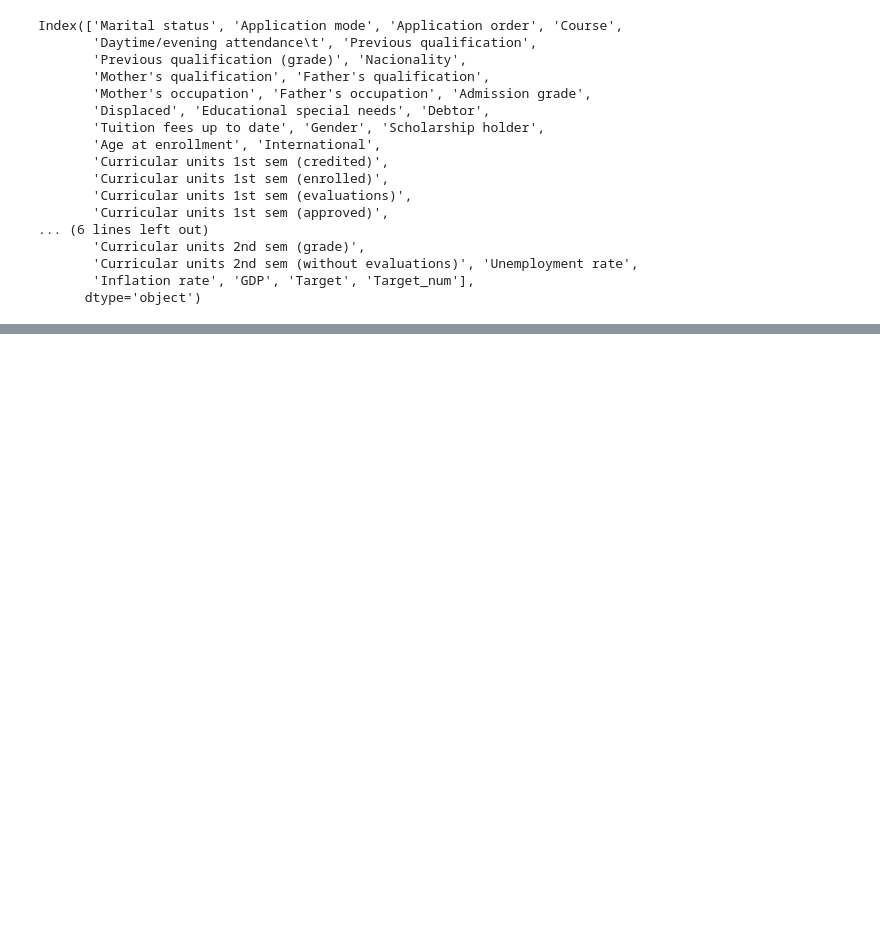
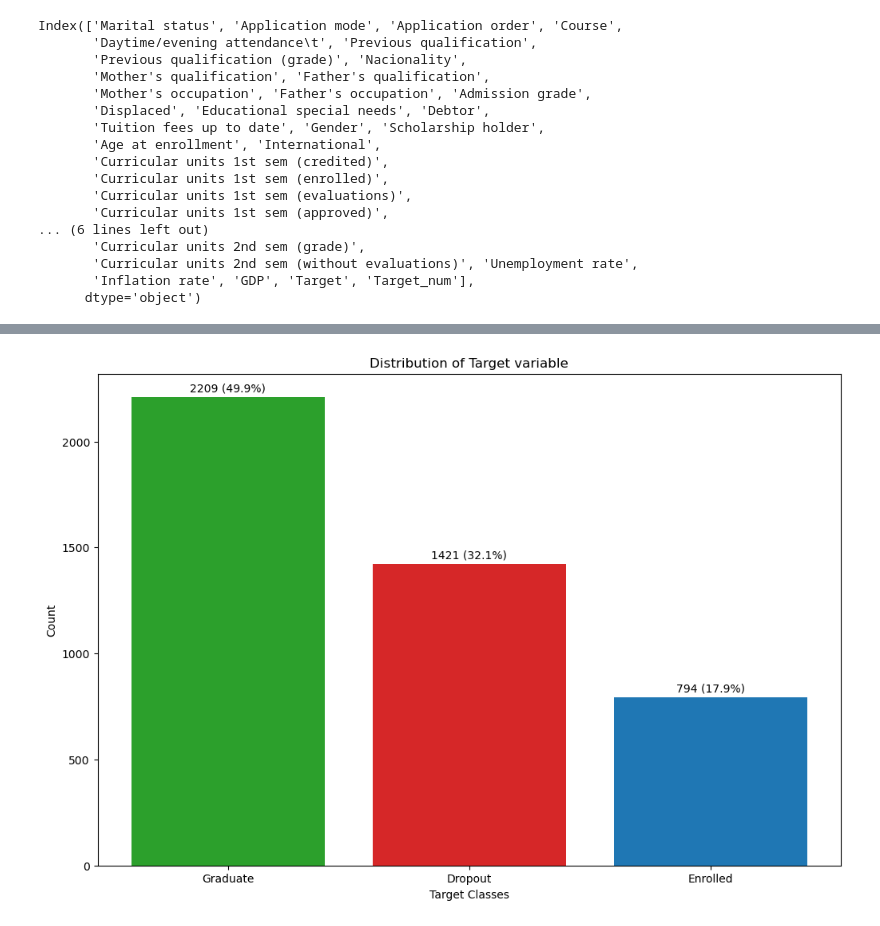
Before and after one commit to dungduong96bg/optimization-project, a Jupyter notebook: Data_clean.ipynb, the cells around one changed output, grey strips where cells are left out. Saved outputs shown, nothing was run; the diff lists cells and outputs as text; code cells hidden in the pictures; blank space fills up the shorter version.

```diff
--- a/Data_clean.ipynb
+++ b/Data_clean.ipynb
@@ -103,0 +146,35 @@ Index(['Marital status', 'Application mode', 'Application order', 'Course',
+# %%
+import matplotlib.pyplot as plt
+
+labels = ['Graduate', 'Dropout', 'Enrolled']
+sizes = [
+    data.Target[data['Target']=='Graduate'].count(),
+    data.Target[data['Target']=='Dropout'].count(),
+    data.Target[data['Target']=='Enrolled'].count()
+]
+
+total = sum(sizes)
+
+fig, ax = plt.subplots(figsize=(12, 8))
+bars = ax.bar(labels, sizes, color=['#2ca02c', '#d62728', '#1f77b4'])
+
+# thêm nhãn số và %
+for bar, size in zip(bars, sizes):
+    height = bar.get_height()
+    percent = size / total * 100
+    ax.annotate(f'{size} ({percent:.1f}%)',
+                xy=(bar.get_x() + bar.get_width() / 2, height),
+                xytext=(0, 3),
+                textcoords="offset points",
+                ha='center', va='bottom')
+
+plt.title("Distribution of Target variable", size=12)
+plt.ylabel("Count")
+plt.xlabel("Target Classes")
+
+# lưu ảnh (png, dpi = độ phân giải)
+plt.savefig(r"D:\Thạc sỹ\Optimization\Project\optimization-project\target_distribution.png", dpi=300, bbox_inches='tight')
+
+plt.show()
+# %% [output]
+[figure, added]
```
Also changed, not shown: parts of 4 cells of this notebook, 11 other files.
